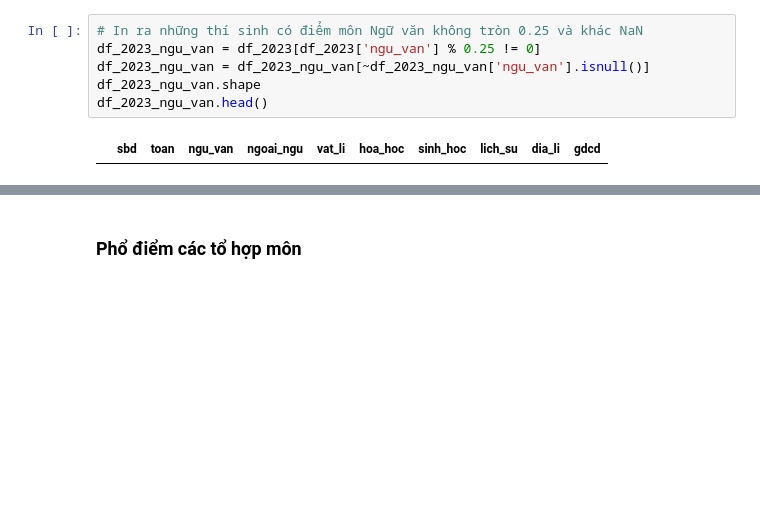
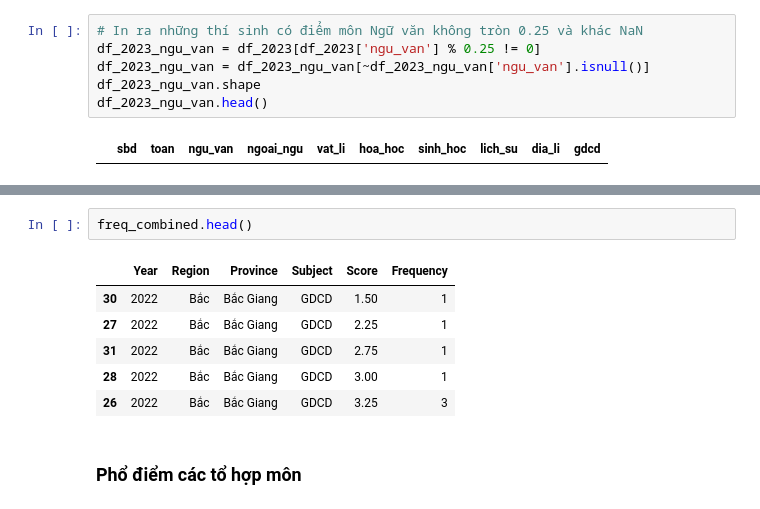
Before and after one commit to Dat-TG/THPTQG, a Jupyter notebook: analysis.ipynb, the cells around one changed output, grey strips where cells are left out. Cells and saved outputs as stored; diff of their text form; blank space fills up the shorter version.

```diff
--- a/analysis.ipynb
+++ b/analysis.ipynb
@@ -283,6 +340,15 @@ freq_combined = freq_combined.sort_values(['Year', 'Province', 'Subject', 'Score
 
 # Lưu kết quả vào file XLSX
 freq_combined.to_excel(path_processed + '/score_frequencies.xlsx', index=False, engine='openpyxl', sheet_name='Score Frequencies')
+# %%
+freq_combined.head()
+# %% [output]
+|  | Year | Region | Province | Subject | Score | Frequency |
+| 30 | 2022 | Bắc | Bắc Giang | GDCD | 1.50 | 1 |
+| 27 | 2022 | Bắc | Bắc Giang | GDCD | 2.25 | 1 |
+| 31 | 2022 | Bắc | Bắc Giang | GDCD | 2.75 | 1 |
+| 28 | 2022 | Bắc | Bắc Giang | GDCD | 3.00 | 1 |
+| 26 | 2022 | Bắc | Bắc Giang | GDCD | 3.25 | 3 |
 # %% [markdown]
 ### Phổ điểm các tổ hợp môn
 # %%
```
Also changed, not shown: parts of 12 cells of this notebook, 4 other files.
